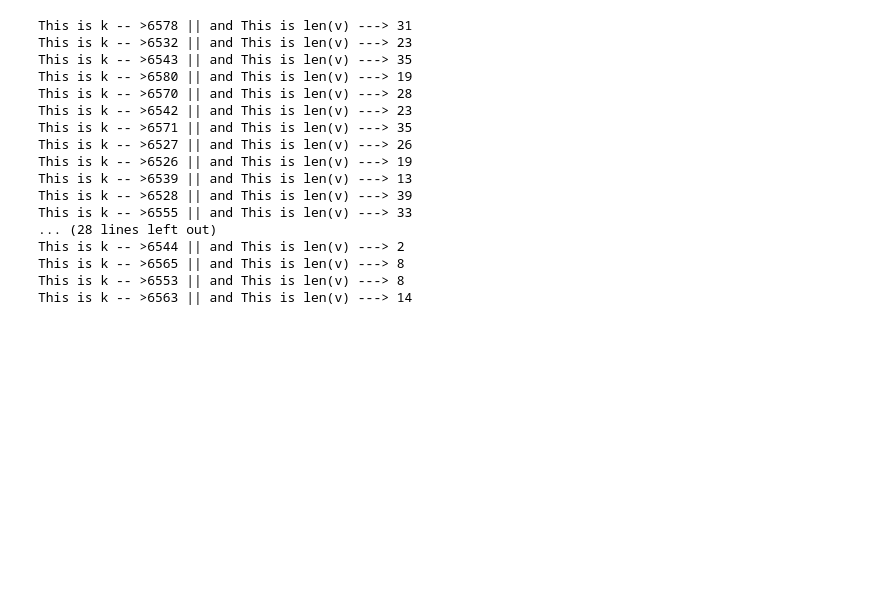
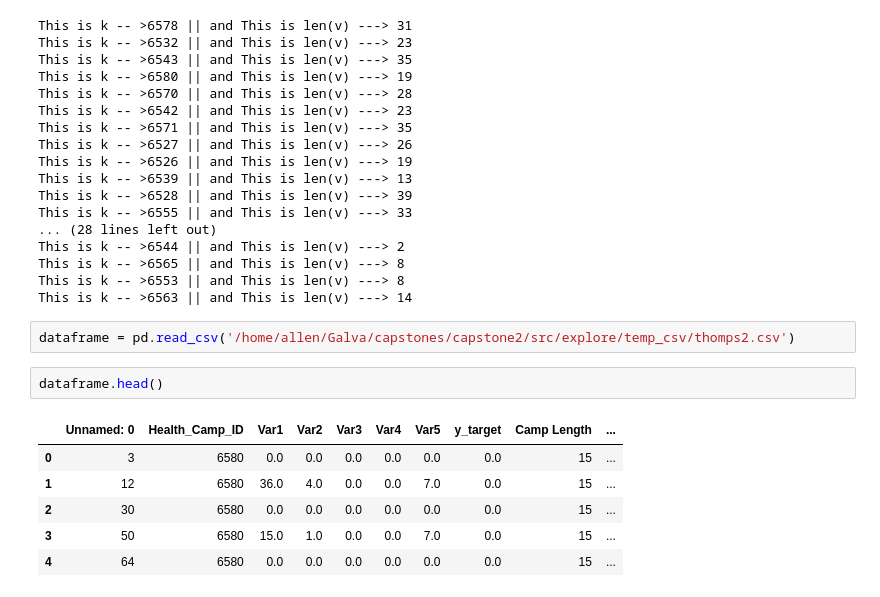
Before and after one commit to AChezick/Capstone2, a Jupyter notebook: Notebooks/Sep_by_dates.ipynb, the cells around one changed output. Cells and saved outputs as stored; diff of their text form; blank space fills up the shorter version.

```diff
--- a/Notebooks/Sep_by_dates.ipynb
+++ b/Notebooks/Sep_by_dates.ipynb
@@ -139,3 +156,14 @@ This is k -- >6544 || and This is len(v) ---> 2
 This is k -- >6565 || and This is len(v) ---> 8
 This is k -- >6553 || and This is len(v) ---> 8
 This is k -- >6563 || and This is len(v) ---> 14
+# %%
+dataframe = pd.read_csv('/home/allen/Galva/capstones/capstone2/src/explore/temp_csv/thomps2.csv')
+# %%
+dataframe.head()
+# %% [output]
+|  | Unnamed: 0 | Health_Camp_ID | Var1 | Var2 | Var3 | Var4 | Var5 | y_target | Camp Length | ... |
+| 0 | 3 | 6580 | 0.0 | 0.0 | 0.0 | 0.0 | 0.0 | 0.0 | 15 | ... |
+| 1 | 12 | 6580 | 36.0 | 4.0 | 0.0 | 0.0 | 7.0 | 0.0 | 15 | ... |
+| 2 | 30 | 6580 | 0.0 | 0.0 | 0.0 | 0.0 | 0.0 | 0.0 | 15 | ... |
+| 3 | 50 | 6580 | 15.0 | 1.0 | 0.0 | 0.0 | 7.0 | 0.0 | 15 | ... |
+| 4 | 64 | 6580 | 0.0 | 0.0 | 0.0 | 0.0 | 0.0 | 0.0 | 15 | ... |
```
Also changed, not shown: parts of 4 cells of this notebook, 4 other files.
